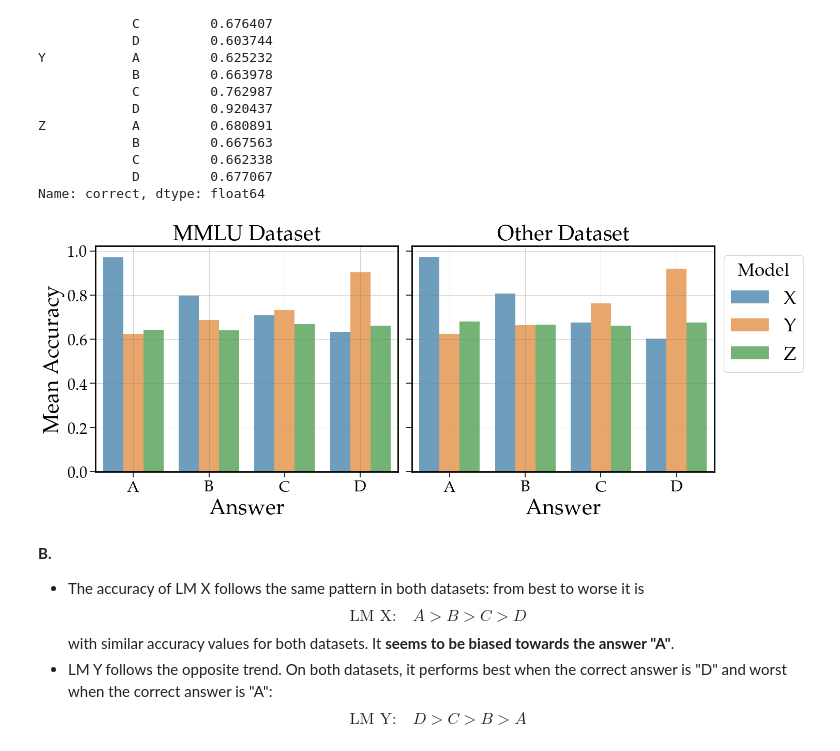
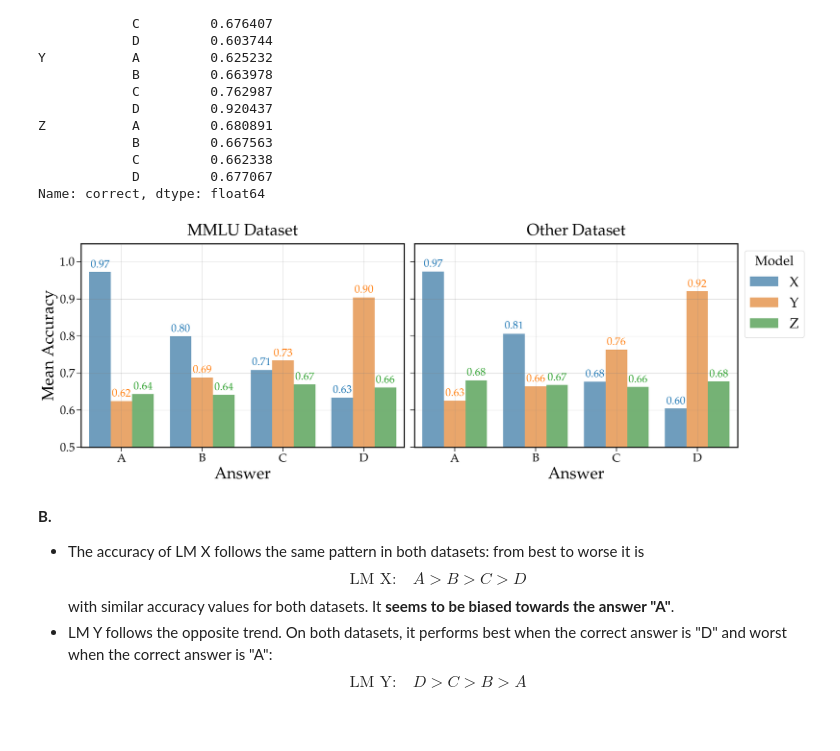
Before and after one commit to sylvainshan/Applied-Data-Analysis, a Jupyter notebook: Homework/01_PROJECT_NEUTRALITY/analysis.ipynb, the cells around one changed output. Drawn from its saved outputs; the diff is of its cells as text; code cells hidden in the pictures; blank space fills up the shorter version.

```diff
--- a/Homework/01_PROJECT_NEUTRALITY/analysis.ipynb
+++ b/Homework/01_PROJECT_NEUTRALITY/analysis.ipynb
@@ -631,12 +639,18 @@ df_distribution = pd.concat([distribution_mmlu, distribution_other])
 
 df_count = pd.concat([count_mmlu, count_other]) # useful for chi-square test
 
+colors = sns.color_palette('tab10')
 plt.figure(figsize=(12, 7))
 sns.barplot(data=df_distribution, x='answer', y='proportion', hue='dataset', order=answers, alpha=0.7)
+
+for container, color in zip(plt.gca().containers, colors):
+    plt.gca().bar_label(container, fmt='%.2f', padding=3, fontsize=20, color=color)
+
 plt.legend(title='Dataset', bbox_to_anchor=(1, 1), loc='upper left', title_fontsize='25')
 plt.title("Distribution of Correct Answers for Each Dataset")
 plt.xlabel("Correct Answer")
 plt.ylabel("Proportion")
-plt.grid(True, alpha=0.7)
+plt.grid(True, alpha=0.5, axis='y')
+plt.ylim(0,0.35)
 plt.show()
 # %% [output]
@@ -678,6 +692,7 @@ df_other_x = df_other_x[['answer', 'correct', 'dataset']]
 
 df_x = pd.concat([df_mmlu_x, df_other_x])
 
+colors = sns.color_palette('tab10')
 plt.figure(figsize=(12, 7))
 sns.barplot(data=df_x,
             x='answer',
@@ -688,13 +703,18 @@ sns.barplot(data=df_x,
             err_kws={'color': 'black'},
             errorbar=('ci', 95),
             estimator='mean',
-            capsize=0.04,
+            capsize=CAP_SIZE,
             order=answers)
+
+for container, color in zip(plt.gca().containers, colors):
+    plt.gca().bar_label(container, fmt='%.2f', padding=25, fontsize=20, color=color)
+
 plt.title("Mean Accuracy Conditioned on the Correct Answer (LM X)")
 plt.xlabel("Correct Answer")
 plt.ylabel("Mean Accuracy")
-plt.legend(title='Dataset', bbox_to_anchor=(1, 1), loc='upper left', title_fontsize='25')
-plt.grid(True, alpha=0.5)
+plt.legend(title='Dataset', title_fontsize='25')
+plt.grid(alpha=0.5, axis='y')
+plt.ylim(0.5, 1.05)
 plt.show()
 
 # # Here we can either compute the accuracies with the function or directly in the barplot
@@ -809,23 +829,33 @@ Z           A         0.680891
 Name: correct, dtype: float64
 # %%
 # Visually
-fig, ax = plt.subplots(1, 2, figsize=(15, 6), sharey=True)
+colors = sns.color_palette('tab10')
+fig, ax = plt.subplots(1, 2, figsize=(20, 7), sharey=True)
 sns.barplot(data=df_mmlu_grouped.reset_index(), x="answer", y="correct", hue="model_name", ax=ax[0], alpha=0.7, palette='tab10')
 sns.barplot(data=df_other_grouped.reset_index(), x="answer", y="correct", hue="model_name", ax=ax[1], alpha=0.7, palette='tab10')
+
+for container, color in zip(ax[0].containers, colors):
+    ax[0].bar_label(container, fmt='%.2f', padding=3, fontsize=20, color=color)
+
+for container, color in zip(ax[1].containers, colors):
+    ax[1].bar_label(container, fmt='%.2f', padding=3, fontsize=20, color=color)
+
 ax[0].set_title("MMLU Dataset")
 ax[1].set_title("Other Dataset")
 ax[0].set_xlabel("Answer")
 ax[1].set_xlabel("Answer")
 ax[0].set_ylabel("Mean Accuracy")
 ax[0].get_legend().remove()
 ax[1].get_legend().remove()
 ax[1].legend(title='Model', bbox_to_anchor=(1, 1), loc='upper left', title_fontsize='25')
 ax[0].grid(True, alpha=0.5)
 ax[1].grid(True, alpha=0.5)
+ax[0].set_ylim(0.5, 1.05)
+ax[1].set_ylim(0.5, 1.05)
 plt.tight_layout()
 plt.show()
 # %% [output]
-[figure, old version]
+[figure, new version]
 # %% [markdown]
 **B.**
 - The accuracy of LM X follows the same pattern in both datasets: from best to worse it is $$\text{LM X:} \quad A > B > C > D$$ with similar accuracy values for both datasets. It **seems to be biased towards the answer "A"**.
```
Also changed, not shown: parts of 15 cells of this notebook, 1 other file.
